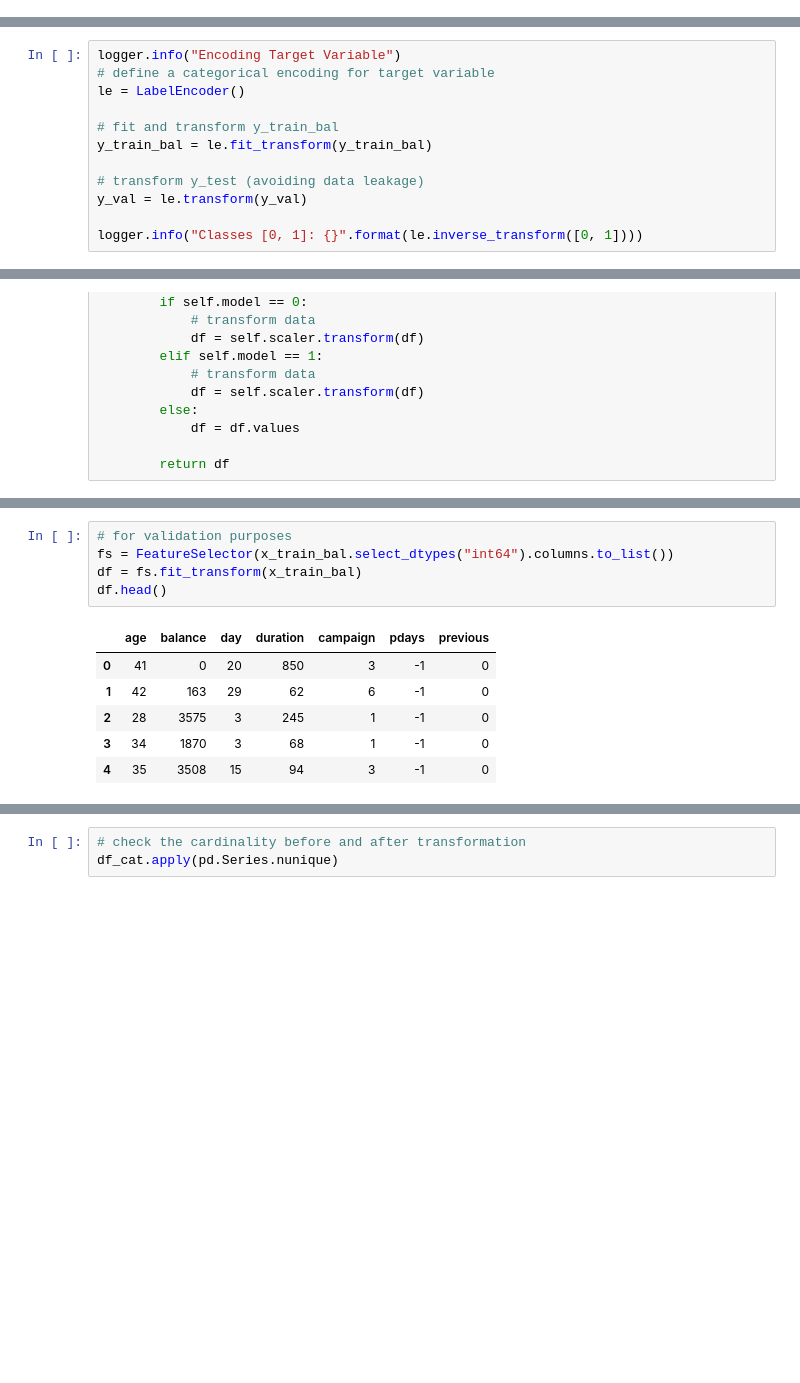
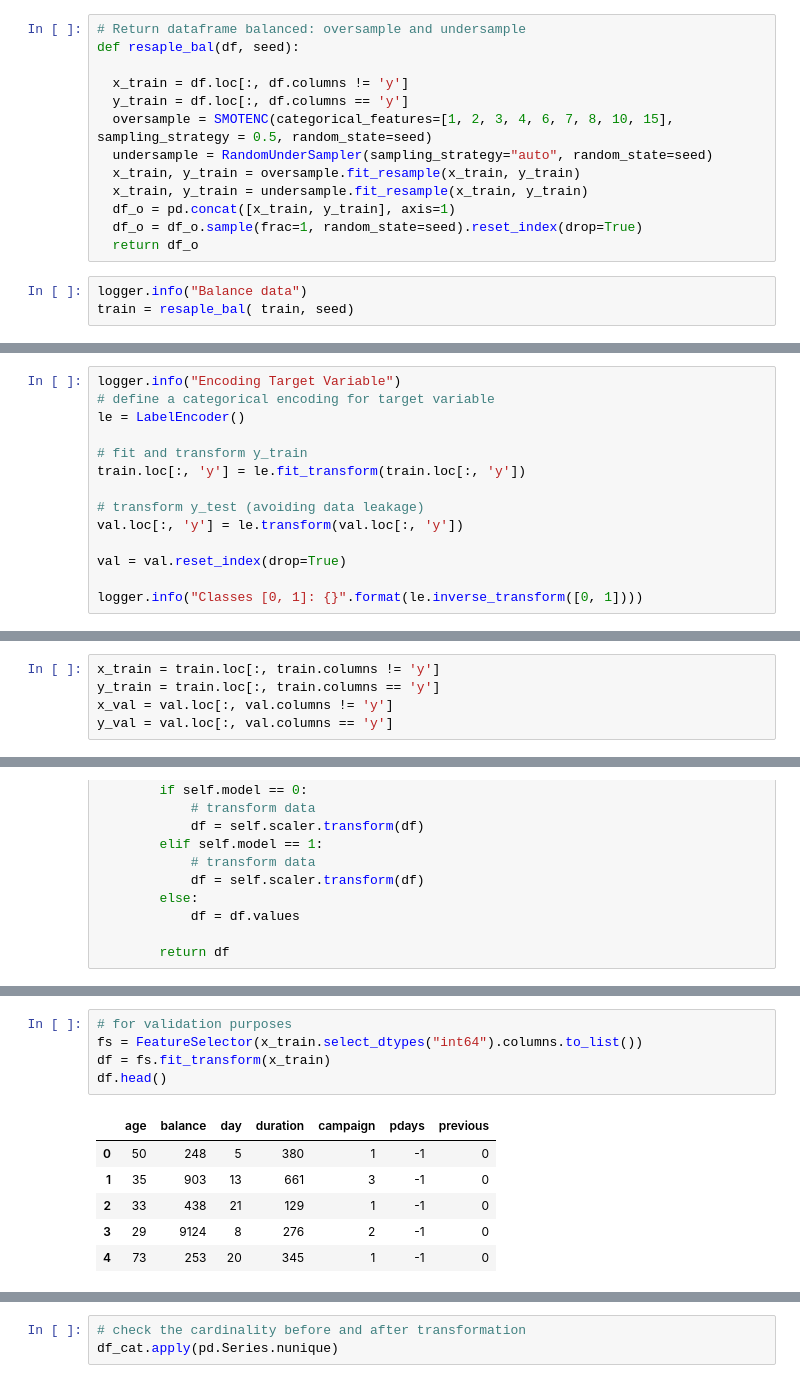
Before and after one commit to francisvalguedes/bank_marketing_mlp, a Jupyter notebook: model/train_test.ipynb, the cells around one changed output, grey strips where cells are left out. Saved outputs shown, nothing was run; the diff lists cells and outputs as text; blank space fills up the shorter version.

Commit message:
adapt for dataframe and shufle undersample

```diff
--- a/model/train_test.ipynb
+++ b/model/train_test.ipynb
@@ -151,0 +166,16 @@ https://machinelearningmastery.com/smote-oversampling-for-imbalanced-classificat
+# %%
+# Return dataframe balanced: oversample and undersample
+def resaple_bal(df, seed):
+
+  x_train = df.loc[:, df.columns != 'y']
+  y_train = df.loc[:, df.columns == 'y']
+  oversample = SMOTENC(categorical_features=[1, 2, 3, 4, 6, 7, 8, 10, 15],  sampling_strategy = 0.5, random_state=seed)
+  undersample = RandomUnderSampler(sampling_strategy="auto", random_state=seed)
+  x_train, y_train = oversample.fit_resample(x_train, y_train)
+  x_train, y_train = undersample.fit_resample(x_train, y_train)
+  df_o = pd.concat([x_train, y_train], axis=1)
+  df_o = df_o.sample(frac=1, random_state=seed).reset_index(drop=True)
+  return df_o
+# %%
+logger.info("Balance data")
+train = resaple_bal( train, seed)
@@ -181,11 +198,13 @@ logger.info("Encoding Target Variable")
 # define a categorical encoding for target variable
 le = LabelEncoder()
 
-# fit and transform y_train_bal
-y_train_bal = le.fit_transform(y_train_bal)
+# fit and transform y_train
+train.loc[:, 'y'] = le.fit_transform(train.loc[:, 'y'])
 
 # transform y_test (avoiding data leakage)
-y_val = le.transform(y_val)
+val.loc[:, 'y'] = le.transform(val.loc[:, 'y'])
+
+val = val.reset_index(drop=True)
 
 logger.info("Classes [0, 1]: {}".format(le.inverse_transform([0, 1])))
 # %% [output]
@@ -194 +215,6 @@ logger.info("Classes [0, 1]: {}".format(le.inverse_transform([0, 1])))
+# %%
+x_train = train.loc[:, train.columns != 'y']
+y_train = train.loc[:, train.columns == 'y']
+x_val = val.loc[:, val.columns != 'y']
+y_val = val.loc[:, val.columns == 'y']
 # %% [markdown]
@@ -350,13 +376,13 @@ df.head()
 # %%
 # for validation purposes
-fs = FeatureSelector(x_train_bal.select_dtypes("int64").columns.to_list())
-df = fs.fit_transform(x_train_bal)
+fs = FeatureSelector(x_train.select_dtypes("int64").columns.to_list())
+df = fs.fit_transform(x_train)
 df.head()
 # %% [output]
 |  | age | balance | day | duration | campaign | pdays | previous |
-| 0 | 41 | 0 | 20 | 850 | 3 | -1 | 0 |
-| 1 | 42 | 163 | 29 | 62 | 6 | -1 | 0 |
-| 2 | 28 | 3575 | 3 | 245 | 1 | -1 | 0 |
-| 3 | 34 | 1870 | 3 | 68 | 1 | -1 | 0 |
-| 4 | 35 | 3508 | 15 | 94 | 3 | -1 | 0 |
+| 0 | 50 | 248 | 5 | 380 | 1 | -1 | 0 |
+| 1 | 35 | 903 | 13 | 661 | 3 | -1 | 0 |
+| 2 | 33 | 438 | 21 | 129 | 1 | -1 | 0 |
+| 3 | 29 | 9124 | 8 | 276 | 2 | -1 | 0 |
+| 4 | 73 | 253 | 20 | 345 | 1 | -1 | 0 |
 # %% [markdown]
```
Also changed, not shown: parts of 98 cells of this notebook.
